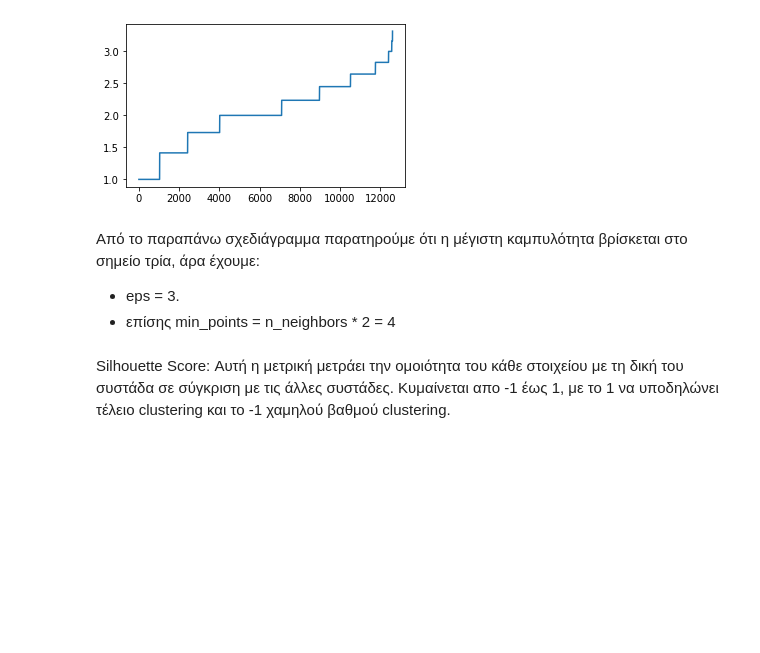
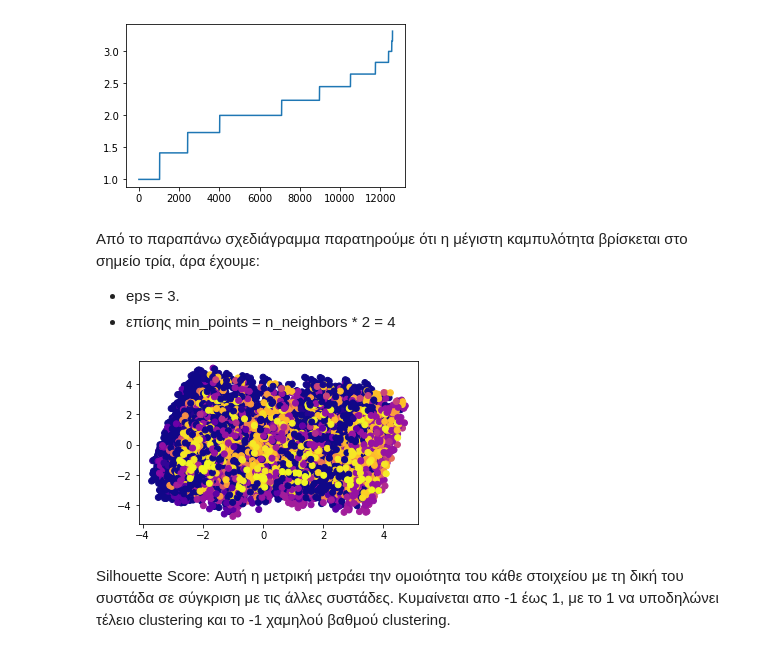
Before and after one commit to Maagnitude/coupon-recommend-models, a Jupyter notebook: coupon_recommend_models.ipynb, the cells around one changed output. Drawn from its saved outputs; the diff is of its cells as text; code cells hidden in the pictures; blank space fills up the shorter version.

Commit message:
Clusters ready, almost done, TODO explanations

```diff
--- a/coupon_recommend_models.ipynb
+++ b/coupon_recommend_models.ipynb
@@ -901,8 +907,8 @@ plt.show() # showing the plot
 [figure]
 # %% [markdown]
 Από το παραπάνω σχεδιάγραμμα παρατηρούμε ότι η μέγιστη καμπυλότητα βρίσκεται στο σημείο τρία, άρα έχουμε:
-- eps = 3.
-- επίσης min_points = n_neighbors * 2 = 4
+* eps = 3.
+* επίσης min_points = n_neighbors * 2 = 4
 # %%
 from sklearn.cluster import DBSCAN
 
@@ -917,8 +924,11 @@ labels = dbscan.labels_ # getting the labels
 # %%
-# # Σχεδιασμός των clusters
-# plt.scatter(cluster_df.iloc[:, 0], cluster_df.iloc[:,1], c = labels, cmap= "plasma")
-# plt.ylabel(" ") # Y-axis label
-# plt.show()
+# Plot the clusters
+plt.scatter(cluster_df_pca[:, 0], cluster_df_pca[:,1], c = labels, cmap= "plasma")
+plt.xlabel("") # X-axis label
+plt.ylabel(" ") # Y-axis label
+plt.show() # showing the plot
+# %% [output]
+[figure, added]
 # %% [markdown]
 Silhouette Score: Αυτή η μετρική μετράει την ομοιότητα του κάθε στοιχείου με τη δική του συστάδα σε σύγκριση με τις άλλες συστάδες. Κυμαίνεται απο -1 έως 1, με το 1 να υποδηλώνει τέλειο clustering και το -1 χαμηλού βαθμού clustering.
 # %%
```
Also changed, not shown: parts of 27 cells of this notebook.
